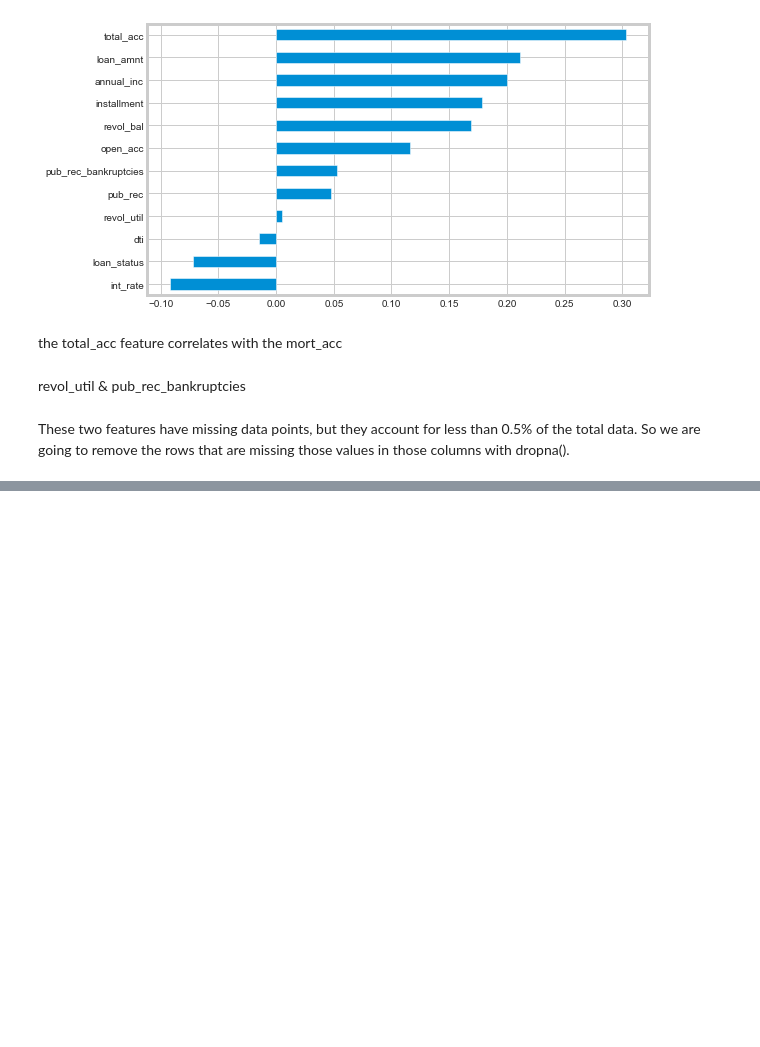
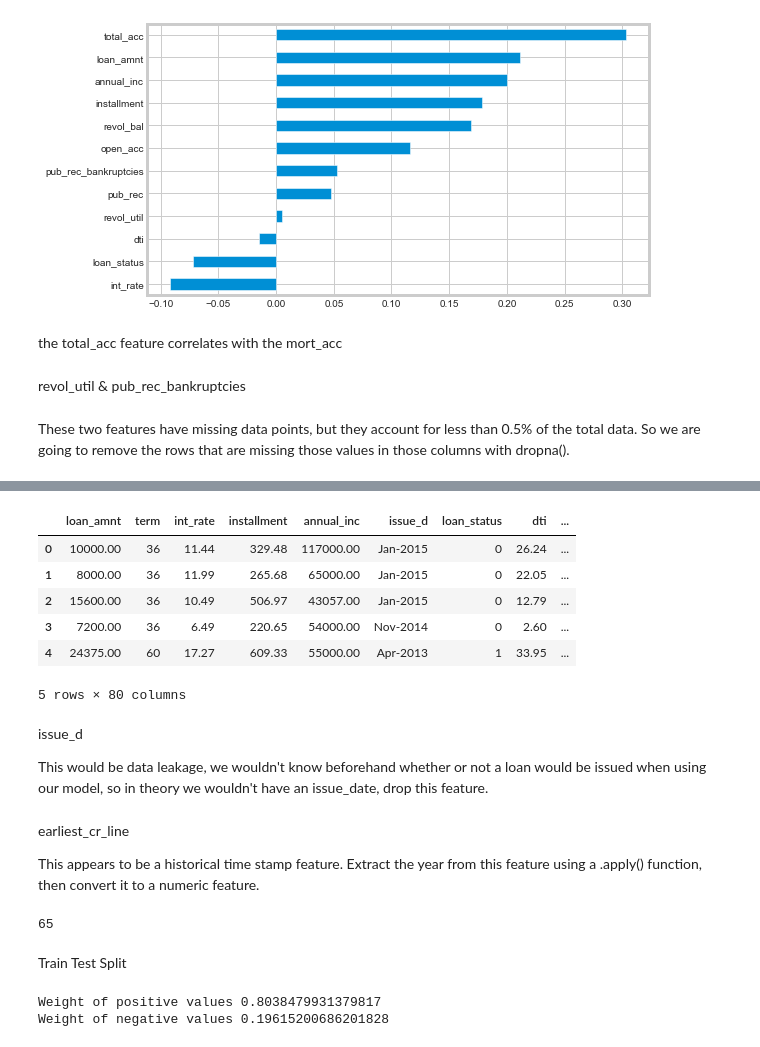
Before and after one commit to shivangi-04/Loan-default-prediction, a Jupyter notebook: preprocessing.ipynb, the cells around one changed output, grey strips where cells are left out. Drawn from its saved outputs; the diff is of its cells as text; code cells hidden in the pictures; blank space fills up the shorter version.

```diff
--- a/preprocessing.ipynb
+++ b/preprocessing.ipynb
@@ -641,0 +694,2 @@ Number of Rows in the dataset is: 372338
+# %%
+data['zip_code'] = data.address.apply(lambda x: x[-5:])
@@ -641,0 +710,18 @@ Number of Rows in the dataset is: 372338
+# %%
+data = pd.get_dummies(data, columns=['zip_code'], drop_first=True)
+# %%
+data.drop('address', axis=1, inplace=True)
+# %%
+data.head()
+# %% [output]
+|  | loan_amnt | term | int_rate | installment | annual_inc | issue_d | loan_status | dti | ... |
+| 0 | 10000.00 | 36 | 11.44 | 329.48 | 117000.00 | Jan-2015 | 0 | 26.24 | ... |
+| 1 | 8000.00 | 36 | 11.99 | 265.68 | 65000.00 | Jan-2015 | 0 | 22.05 | ... |
+| 2 | 15600.00 | 36 | 10.49 | 506.97 | 43057.00 | Jan-2015 | 0 | 12.79 | ... |
+| 3 | 7200.00 | 36 | 6.49 | 220.65 | 54000.00 | Nov-2014 | 0 | 2.60 | ... |
+| 4 | 24375.00 | 60 | 17.27 | 609.33 | 55000.00 | Apr-2013 | 1 | 33.95 | ... |
+5 rows × 80 columns
+# %% [markdown]
+issue_d
+
+This would be data leakage, we wouldn't know beforehand whether or not a loan would be issued when using our model, so in theory we wouldn't have an issue_date, drop this feature.
@@ -641,0 +730,4 @@ Number of Rows in the dataset is: 372338
+# %% [markdown]
+earliest_cr_line
+
+This appears to be a historical time stamp feature. Extract the year from this feature using a .apply() function, then convert it to a numeric feature.
@@ -641,0 +736,15 @@ Number of Rows in the dataset is: 372338
+# %%
+data.earliest_cr_line.nunique()
+# %% [output]
+65
+# %% [markdown]
+Train Test Split
+# %%
+w_p = data.loan_status.value_counts()[0] / data.shape[0]
+w_n = data.loan_status.value_counts()[1] / data.shape[0]
+
+print(f"Weight of positive values {w_p}")
+print(f"Weight of negative values {w_n}")
+# %% [output]
+Weight of positive values 0.8038479931379817
+Weight of negative values 0.19615200686201828
```
Also changed, not shown: parts of 57 cells of this notebook.
